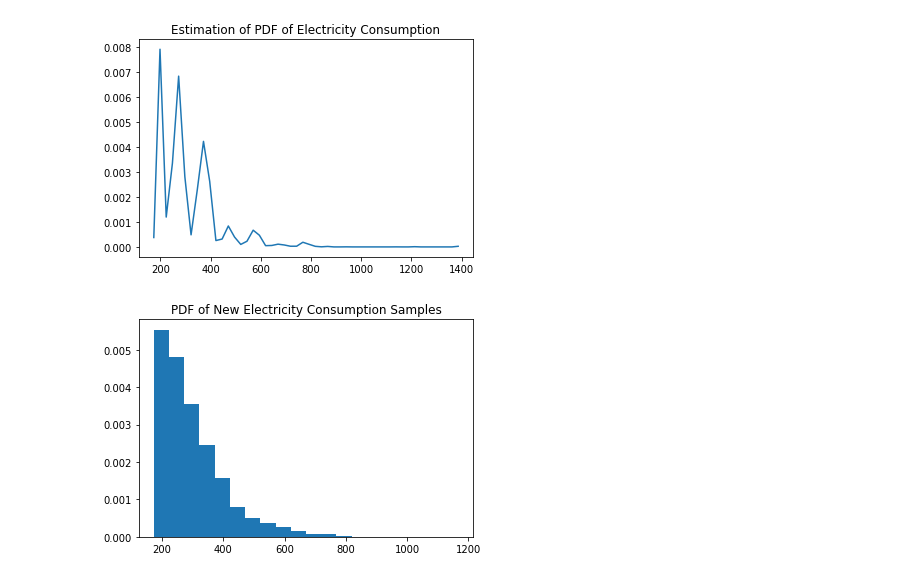
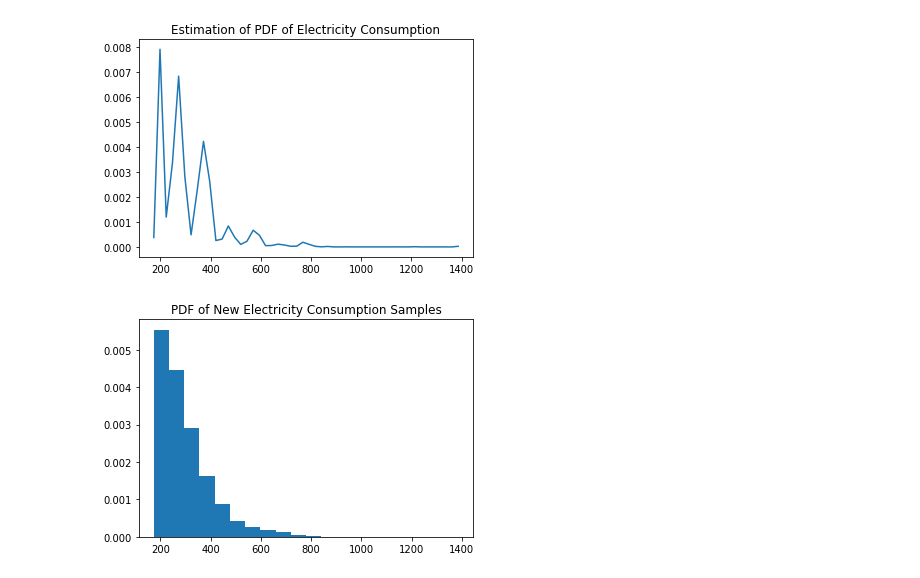
Before and after one commit to UPstartDeveloper/electricity-consumption-regression, a Jupyter notebook: predictions.ipynb, the cells around one changed output. Drawn from its saved outputs; the diff is of its cells as text; code cells hidden in the pictures.

```diff
--- a/predictions.ipynb
+++ b/predictions.ipynb
@@ -44,6 +44,9 @@ df2.tail()
 | 8565 | 35061 | 2017-06-30 21:00:00 | -7.1 | -19.3 | 1004.0 | 244.325 | A |
 | 8566 | 35062 | 2017-06-30 22:00:00 | -6.4 | -19.3 | 1008.0 | 247.470 | A |
 | 8567 | 35063 | 2017-06-30 23:00:00 | -5.0 | -16.4 | 1001.0 | 250.600 | A |
+# %%
+# target variable is electricity_consumption
+target = 'electricity_consumption'
 # %% [markdown]
 ### Combining DataFrames into One
 
@@ -93,7 +96,7 @@ A proposed method of finding reasonable values to fill in the Nan's is to use a
 # then, we can estimate new values for the column!
 
 kde = KernelDensity(kernel='gaussian', bandwidth=0.6)
-target = np.array(df['electricity_consumption'].iloc[0:26496])
+target = np.array(df[target].iloc[0:26496])
 kde.fit(target.reshape(-1,1))
 
 s = np.linspace(np.min(target), np.max(target))
@@ -106,13 +109,13 @@ plt.show()
 # %%
 # Now, let's generate samples for the electricity consumption in df2
 num_samples_needed = len(df2['ID'])
 guesses = kde.sample(num_samples_needed)
 # Plot the distribution of the samples
-plt.hist(m, bins=20, density=1)
+plt.hist(guesses, bins=20, density=1)
 plt.title('PDF of New Electricity Consumption Samples')
 plt.show()
 # %% [output]
-[figure, old version]
+[figure, new version]
 # %%
 # add to the Dataframe2
 df2['electricity_consumption'] = guesses
```
Also changed, not shown: parts of 1 cell of this notebook.
